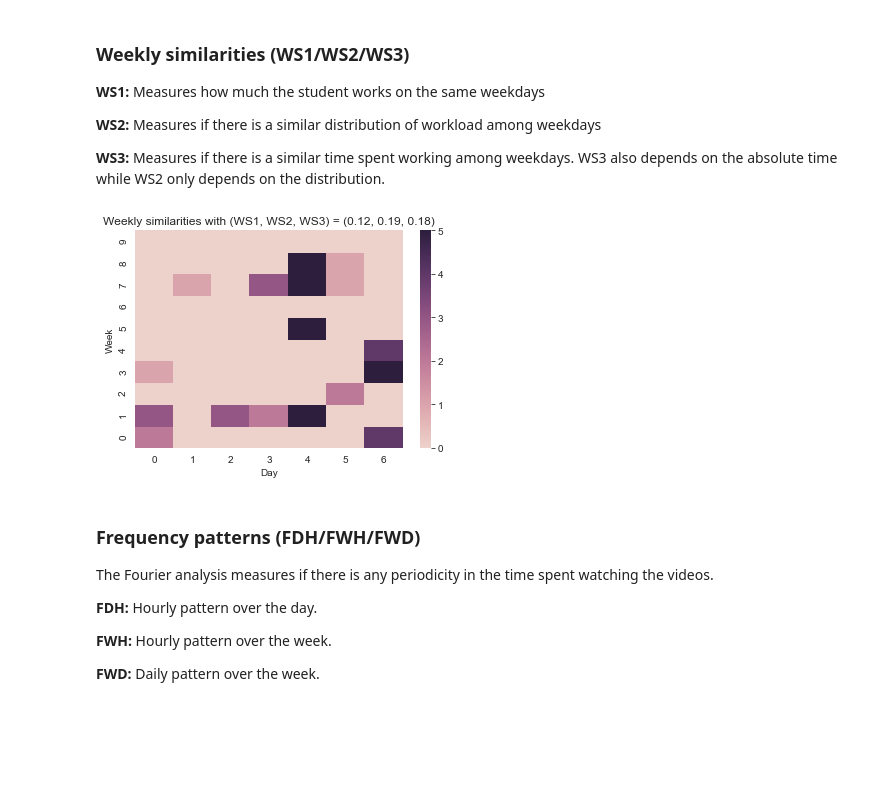
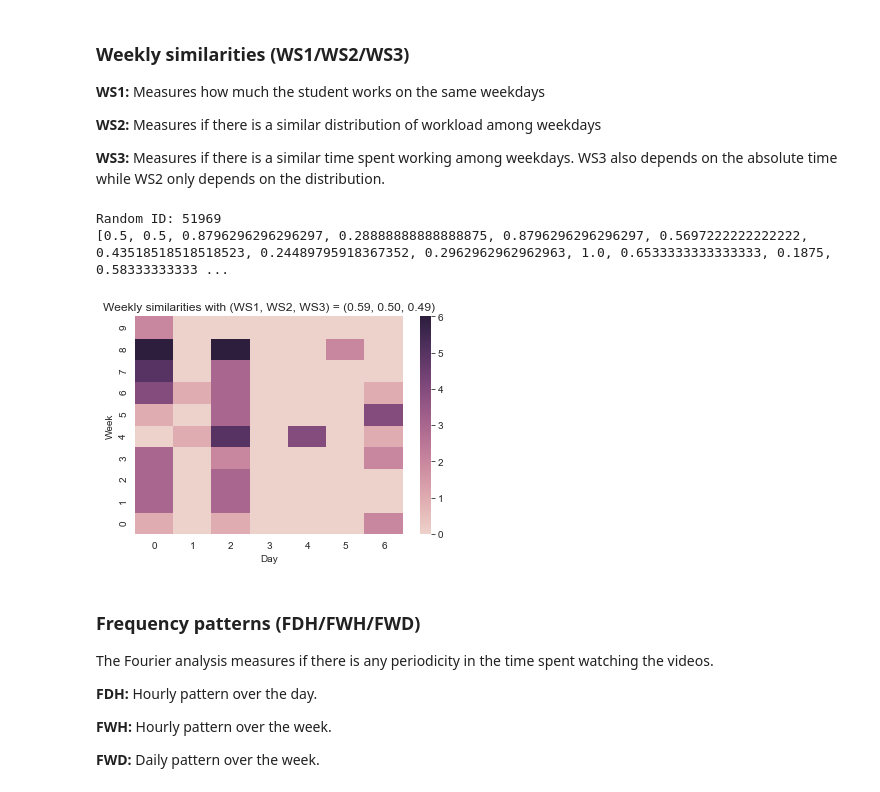
Before and after one commit to epfl-ml4ed/flipped-classroom, a Jupyter notebook: notebooks/regularity_exploratory_analysis.ipynb, the cells around one changed output. Saved outputs shown, nothing was run; the diff lists cells and outputs as text; code cells hidden in the pictures; blank space fills up the shorter version.

```diff
--- a/notebooks/regularity_exploratory_analysis.ipynb
+++ b/notebooks/regularity_exploratory_analysis.ipynb
@@ -391,6 +391,7 @@ def WS1(Lw, T):
     for i in range(Lw):
         for j in range(i + 1, Lw):
             res.append(similarity_days(hist[i], hist[j]))
+    res = np.clip(np.nan_to_num(res), 0, 1) #Bound values between 0 and 1
     return np.mean(res)
 
 def WS2(Lw, T):
@@ -401,6 +402,7 @@ def WS2(Lw, T):
             if not profile[i].any() or not profile[j].any(): continue
             res.append(1 - jensenshannon(profile[i], profile[j], 2.0))
     if len(res) == 0: return np.nan
+    res = np.clip(np.nan_to_num(res), 0, 1) #Bound values between 0 and 1
     return np.mean(res)
 
 def WS3(Lw, T):
@@ -412,6 +414,7 @@ def WS3(Lw, T):
             if not profile[i].any() or not profile[j].any(): continue
             res.append(chi2_divergence(profile[i], profile[j], hist[i], hist[j]))
     if len(res) == 0: return np.nan
+    res = np.clip(np.nan_to_num(res), 0, 1) #Bound values between 0 and 1
     return np.mean(res)
 # %%
 
@@ -437,13 +440,15 @@ def plotWS(X, studentID=0):
     plt.ylabel('Week')
     plt.xlabel('Day')
 # %%
-plotWS(df_clean, 46587)
+plotWS(df_clean, 10157)
 # 47712 all on sundays
 # 10118 all at the beginning of the week
 # 49212 a session of 10 hours
 # 46461 all on weekend
 # %% [output]
+Random ID: 51969
+[0.5, 0.5, 0.8796296296296297, 0.28888888888888875, 0.8796296296296297, 0.5697222222222222, 0.43518518518518523, 0.24489795918367352, 0.2962962962962963, 1.0, 0.6533333333333333, 0.1875, 0.58333333333 ...
-[figure, old version]
+[figure, new version]
 # %% [markdown]
 ### Frequency patterns (FDH/FWH/FWD)
 
```
Also changed, not shown: parts of 4 cells of this notebook, 1 other file.
